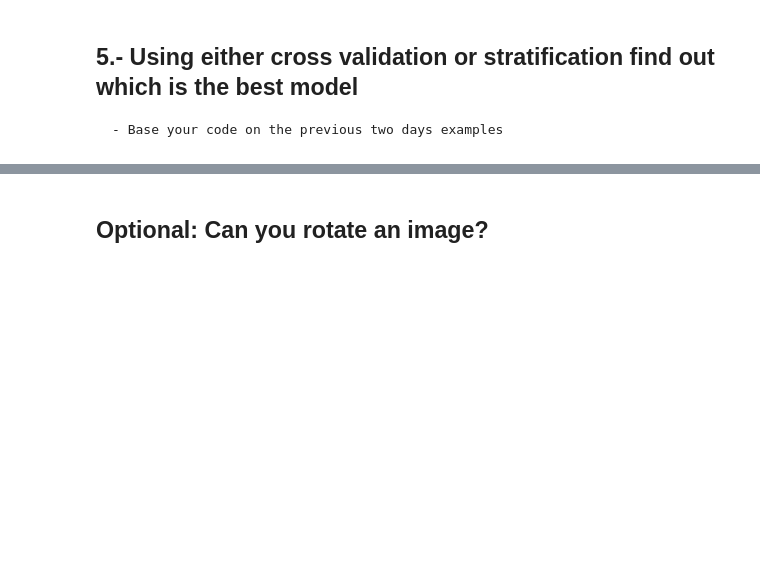
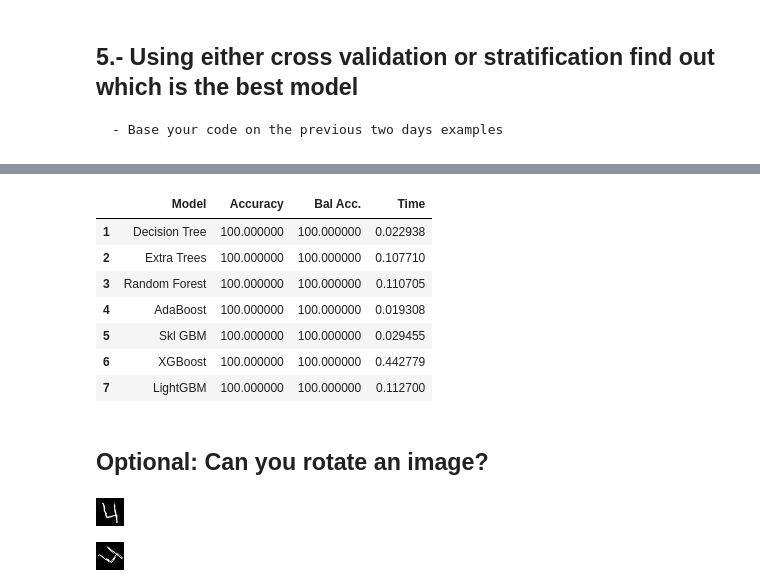
Before and after one commit to Jeko-Mus/Machine-Learning, a Jupyter notebook: Week_Chapters/11. Images/mnist_classifier.ipynb, the cells around one changed output, grey strips where cells are left out. Cells and saved outputs as stored; diff of their text form; code cells hidden in the pictures; blank space fills up the shorter version.

```diff
--- a/Week_Chapters/11. Images/mnist_classifier.ipynb
+++ b/Week_Chapters/11. Images/mnist_classifier.ipynb
@@ -178,28 +187,51 @@ KeyboardInterrupt:
 # %%
 # stratification
-x_train, x_val, y_train, y_val = model_selection.train_test_split(x, y, test_size=0.20, random_state=0, stratify = y)
+x_train, x_val, y_train, y_val = model_selection.train_test_split(partial_x, partial_y, test_size=0.20, random_state=0, stratify = partial_y)
 
 results = pd.DataFrame({'Model': [], 'Accuracy': [], 'Bal Acc.': [], 'Time': []})
 
 
 for model_name, model in tree_classifiers.items():
     start_time = time.time()
 
     model.fit(x_train,y_train)
 
     # GET PREDICTIONS
     pred = model.predict(x_val)
+    pred = pred.astype('int64')
 
     total_time = time.time() - start_time
 
     results = results.append({"Model":    model_name,
-                              "Accuracy": metrics.accuracy_score(y_val, pred)*100,
-                              "Bal Acc.": metrics.balanced_accuracy_score(y_val, pred)*100,
-                              "Time":     total_time},
-                              ignore_index=True)
+                               "Accuracy": metrics.accuracy_score(y_val, pred)*100,
+                               "Bal Acc.": metrics.balanced_accuracy_score(y_val, pred)*100,
+                               "Time":     total_time},
+                               ignore_index=True)
 
 results_ord = results.sort_values(by=['Accuracy'], ascending=False, ignore_index=True)
 results_ord.index += 1
 results_ord.style.bar(subset=['Accuracy', 'Bal Acc.'], vmin=0, vmax=100, color='#5fba7d')
+# %% [output]
+|  | Model | Accuracy | Bal Acc. | Time |
+| 1 | Decision Tree | 100.000000 | 100.000000 | 0.022938 |
+| 2 | Extra Trees | 100.000000 | 100.000000 | 0.107710 |
+| 3 | Random Forest | 100.000000 | 100.000000 | 0.110705 |
+| 4 | AdaBoost | 100.000000 | 100.000000 | 0.019308 |
+| 5 | Skl GBM | 100.000000 | 100.000000 | 0.029455 |
+| 6 | XGBoost | 100.000000 | 100.000000 | 0.442779 |
+| 7 | LightGBM | 100.000000 | 100.000000 | 0.112700 |
 # %% [markdown]
 ## Optional: Can you rotate an image?
+# %%
+
+Image_0_0 = Image.open("trainingSet/4/img_3.jpg")
+Image_0_0
+# %% [output]
+[figure, added]
+# %%
+# Rotate it by 45 degrees
+
+rotated = Image_0_0.rotate(45)
+rotated
+# %% [output]
+[figure, added]
```
Also changed, not shown: parts of 21 cells of this notebook.
